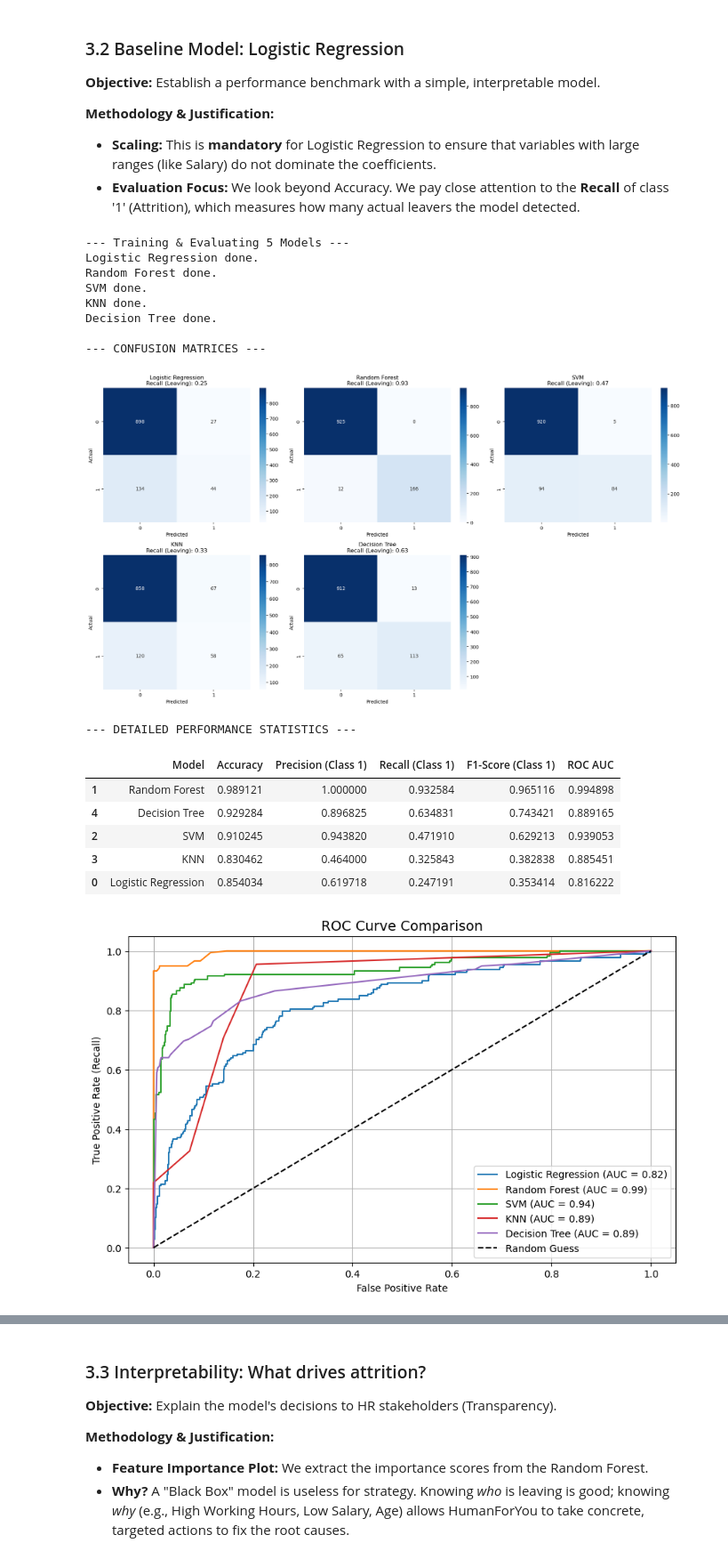
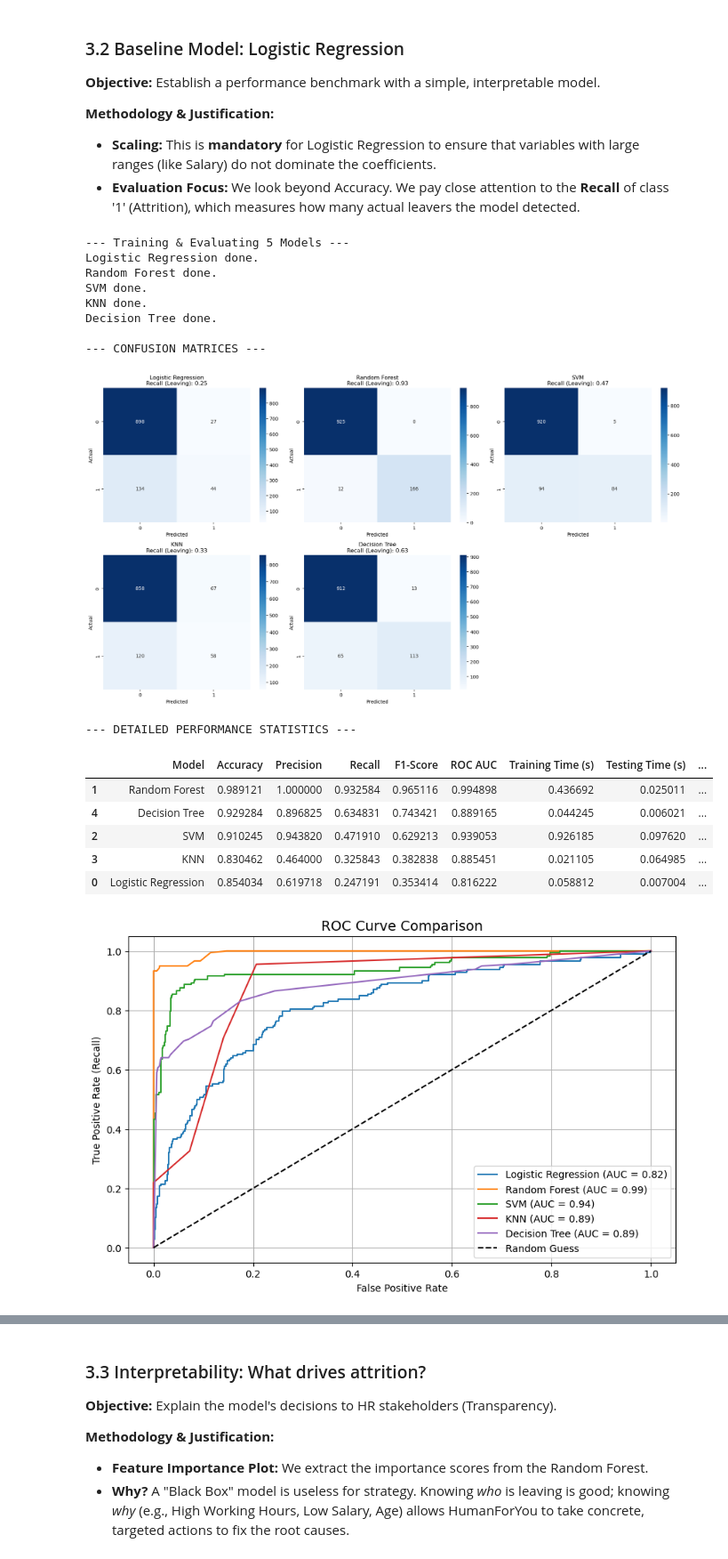
Before and after one commit to K3nt1/HumanForYou, a Jupyter notebook: PredictiveModel.ipynb, the cells around one changed output, grey strips where cells are left out. Shown at 89% size. Saved outputs shown, nothing was run; the diff lists cells and outputs as text; code cells hidden in the pictures.

Commit message:
Added time duration for training/test

```diff
--- a/PredictiveModel.ipynb
+++ b/PredictiveModel.ipynb
@@ -456,6 +456,7 @@ Data Split Done. Train shape: (3307, 28), Test shape: (1103, 28)
 # %%
 from sklearn.metrics import classification_report, roc_curve, roc_auc_score, precision_recall_curve, auc, confusion_matrix
 from IPython.display import display
+import time
 
 # ==============================================================================
 # 3.2 COMPARATIVE MODELING (5 MODELS)
@@ -488,11 +489,28 @@ for i, (name, model) in enumerate(models.items()):
     clf = Pipeline(steps=[('preprocessor', preprocessor),
                           ('classifier', model)])
 
+    # Training start_time
+    start_time = time.time()
+
     # Training
     clf.fit(X_train, y_train)
 
+    # Training end_time
+    end_time = time.time()
+    duration = end_time - start_time
+
+    # Test start_time
+    start_time_test = time.time()
+
     # Predictions
     y_pred = clf.predict(X_test)
+
+    # Test end_time
+    end_time_test = time.time()
+    test_duration = end_time_test - start_time_test
+
+    # Total duration
+    total_duration = duration + test_duration
 
     # Probabilities
     if hasattr(clf, "predict_proba"):
@@ -509,10 +527,13 @@ for i, (name, model) in enumerate(models.items()):
     stats_table.append({
         "Model": name,
         "Accuracy": acc,
-        "Precision (Class 1)": report['1']['precision'],
-        "Recall (Class 1)": report['1']['recall'],
-        "F1-Score (Class 1)": report['1']['f1-score'],
-        "ROC AUC": roc_auc
+        "Precision": report['1']['precision'],
+        "Recall": report['1']['recall'],
+        "F1-Score": report['1']['f1-score'],
+        "ROC AUC": roc_auc,
+        "Training Time (s)": duration,
+        "Testing Time (s)": test_duration,
+        "Total Time (s)": total_duration
     })
 
     # Confusion Matrix
@@ -546,45 +567,45 @@ print("\n--- CONFUSION MATRICES ---")
 display(fig_cm)
 
 # --- Stats Table ---
-stats_df = pd.DataFrame(stats_table).sort_values(by="Recall (Class 1)", ascending=False)
+stats_df = pd.DataFrame(stats_table).sort_values(by="Recall", ascending=False)
 print("\n--- DETAILED PERFORMANCE STATISTICS ---")
 display(stats_df)
 
 # --- ROC Curve ---
 ax_roc.plot([0, 1], [0, 1], 'k--', label='Random Guess')
 ax_roc.set_xlabel('False Positive Rate')
 ax_roc.set_ylabel('True Positive Rate (Recall)')
 ax_roc.set_title('ROC Curve Comparison', fontsize=14)
 ax_roc.legend()
 ax_roc.grid(True)
 plt.close(fig_roc)
 display(fig_roc)
 
 # --- Precision-Recall Curve ---
 ax_pr.set_xlabel('Recall')
 ax_pr.set_ylabel('Precision')
 ax_pr.set_title('Precision-Recall Curve Comparison', fontsize=14)
 ax_pr.legend()
 ax_pr.grid(True)
 plt.close(fig_pr)
 display(fig_pr)
 # %% [output]
 --- Training & Evaluating 5 Models ---
 Logistic Regression done.
 Random Forest done.
 SVM done.
 KNN done.
 Decision Tree done.
 
 --- CONFUSION MATRICES ---
 [figure]
 --- DETAILED PERFORMANCE STATISTICS ---
-|  | Model | Accuracy | Precision (Class 1) | Recall (Class 1) | F1-Score (Class 1) | ROC AUC |
-| 1 | Random Forest | 0.989121 | 1.000000 | 0.932584 | 0.965116 | 0.994898 |
-| 4 | Decision Tree | 0.929284 | 0.896825 | 0.634831 | 0.743421 | 0.889165 |
-| 2 | SVM | 0.910245 | 0.943820 | 0.471910 | 0.629213 | 0.939053 |
-| 3 | KNN | 0.830462 | 0.464000 | 0.325843 | 0.382838 | 0.885451 |
-| 0 | Logistic Regression | 0.854034 | 0.619718 | 0.247191 | 0.353414 | 0.816222 |
+|  | Model | Accuracy | Precision | Recall | F1-Score | ROC AUC | Training Time (s) | Testing Time (s) | ... |
+| 1 | Random Forest | 0.989121 | 1.000000 | 0.932584 | 0.965116 | 0.994898 | 0.436692 | 0.025011 | ... |
+| 4 | Decision Tree | 0.929284 | 0.896825 | 0.634831 | 0.743421 | 0.889165 | 0.044245 | 0.006021 | ... |
+| 2 | SVM | 0.910245 | 0.943820 | 0.471910 | 0.629213 | 0.939053 | 0.926185 | 0.097620 | ... |
+| 3 | KNN | 0.830462 | 0.464000 | 0.325843 | 0.382838 | 0.885451 | 0.021105 | 0.064985 | ... |
+| 0 | Logistic Regression | 0.854034 | 0.619718 | 0.247191 | 0.353414 | 0.816222 | 0.058812 | 0.007004 | ... |
 [figure]
 [figure]
 # %% [markdown]
```
Also changed, not shown: parts of 1 cell of this notebook.
